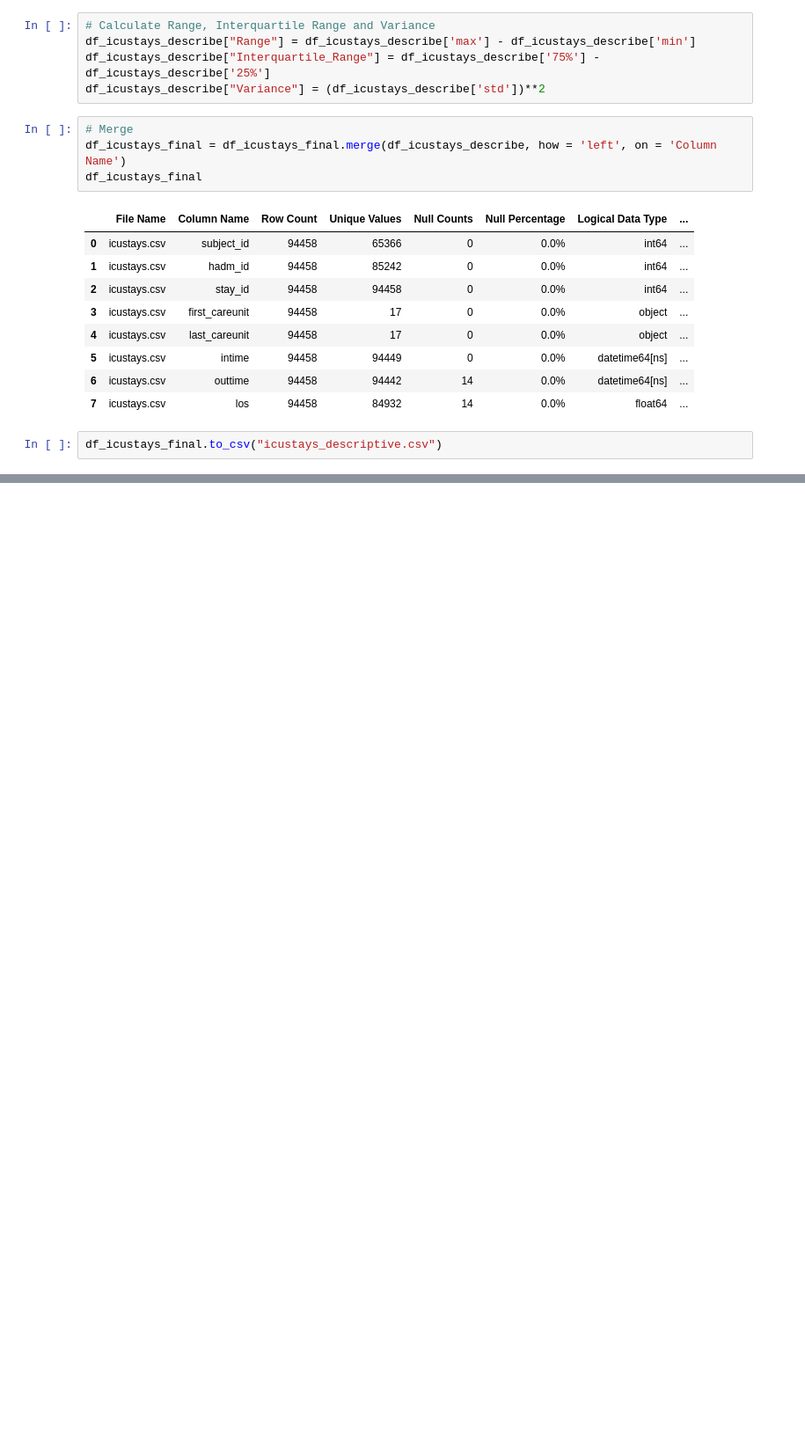
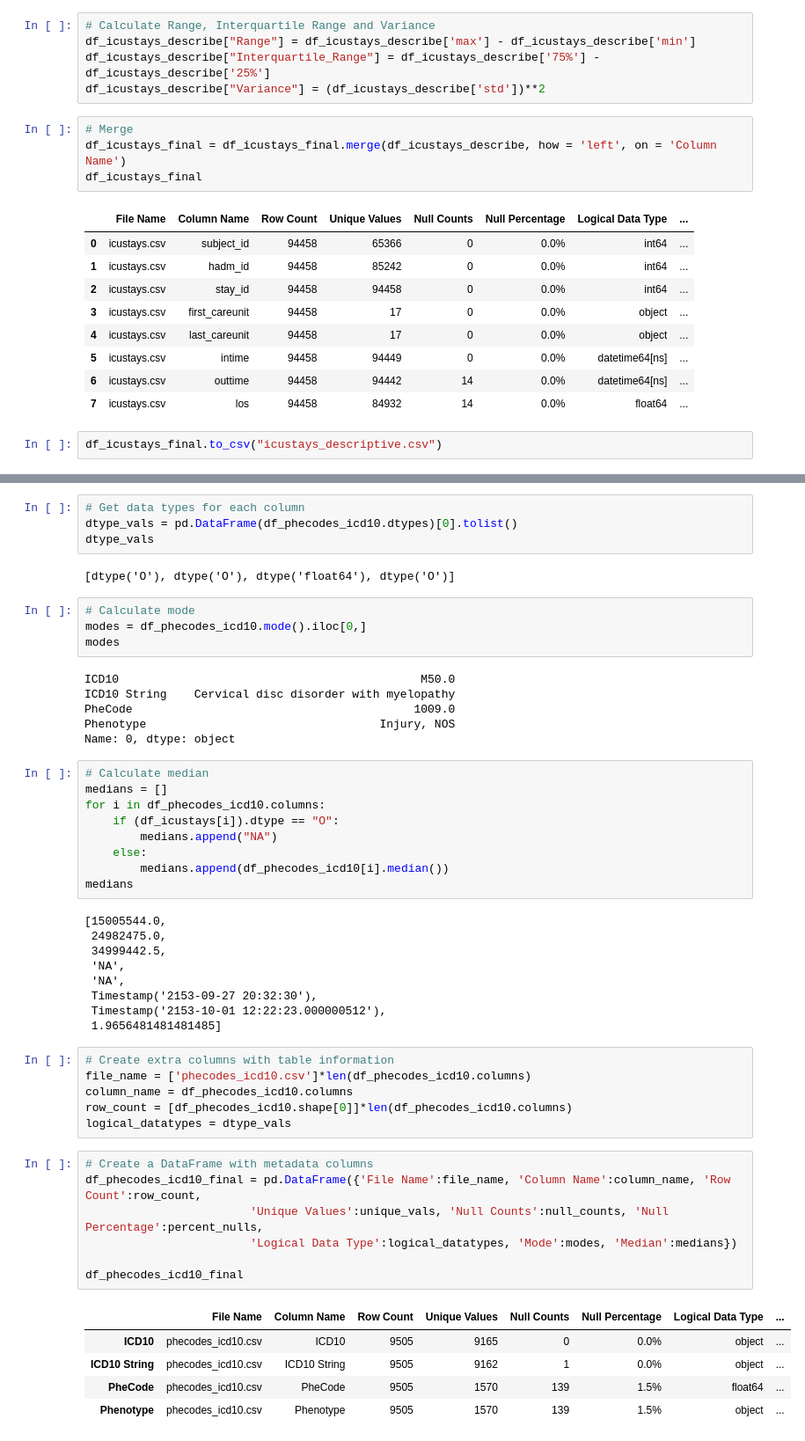
Before and after one commit to NicoHadas/CardiacArrest_Mortality_Predictive_Model, a Jupyter notebook: Initial_Data_Analysis/Descriptive_Analysis.ipynb, the cells around one changed output, grey strips where cells are left out. Shown at 88% size. Drawn from its saved outputs; the diff is of its cells as text; blank space fills up the shorter version.

```diff
--- a/Initial_Data_Analysis/Descriptive_Analysis.ipynb
+++ b/Initial_Data_Analysis/Descriptive_Analysis.ipynb
@@ -868,0 +990,53 @@ print(filtered_unique_values)
+# %%
+# Get data types for each column
+dtype_vals = pd.DataFrame(df_phecodes_icd10.dtypes)[0].tolist()
+dtype_vals
+# %% [output]
+[dtype('O'), dtype('O'), dtype('float64'), dtype('O')]
+# %%
+# Calculate mode
+modes = df_phecodes_icd10.mode().iloc[0,]
+modes
+# %% [output]
+ICD10                                            M50.0
+ICD10 String    Cervical disc disorder with myelopathy
+PheCode                                         1009.0
+Phenotype                                  Injury, NOS
+Name: 0, dtype: object
+# %%
+# Calculate median
+medians = []
+for i in df_phecodes_icd10.columns:
+    if (df_icustays[i]).dtype == "O":
+        medians.append("NA")
+    else:
+        medians.append(df_phecodes_icd10[i].median())
+medians
+# %% [output]
+[15005544.0,
+ 24982475.0,
+ 34999442.5,
+ 'NA',
+ 'NA',
+ Timestamp('2153-09-27 20:32:30'),
+ Timestamp('2153-10-01 12:22:23.000000512'),
+ 1.9656481481481485]
+# %%
+# Create extra columns with table information
+file_name = ['phecodes_icd10.csv']*len(df_phecodes_icd10.columns)
+column_name = df_phecodes_icd10.columns
+row_count = [df_phecodes_icd10.shape[0]]*len(df_phecodes_icd10.columns)
+logical_datatypes = dtype_vals
+# %%
+# Create a DataFrame with metadata columns
+df_phecodes_icd10_final = pd.DataFrame({'File Name':file_name, 'Column Name':column_name, 'Row Count':row_count,
+                        'Unique Values':unique_vals, 'Null Counts':null_counts, 'Null Percentage':percent_nulls,
+                        'Logical Data Type':logical_datatypes, 'Mode':modes, 'Median':medians})
+
+df_phecodes_icd10_final
+# %% [output]
+|  | File Name | Column Name | Row Count | Unique Values | Null Counts | Null Percentage | Logical Data Type | ... |
+| ICD10 | phecodes_icd10.csv | ICD10 | 9505 | 9165 | 0 | 0.0% | object | ... |
+| ICD10 String | phecodes_icd10.csv | ICD10 String | 9505 | 9162 | 1 | 0.0% | object | ... |
+| PheCode | phecodes_icd10.csv | PheCode | 9505 | 1570 | 139 | 1.5% | float64 | ... |
+| Phenotype | phecodes_icd10.csv | Phenotype | 9505 | 1570 | 139 | 1.5% | object | ... |
```
Also changed, not shown: parts of 28 cells of this notebook.
